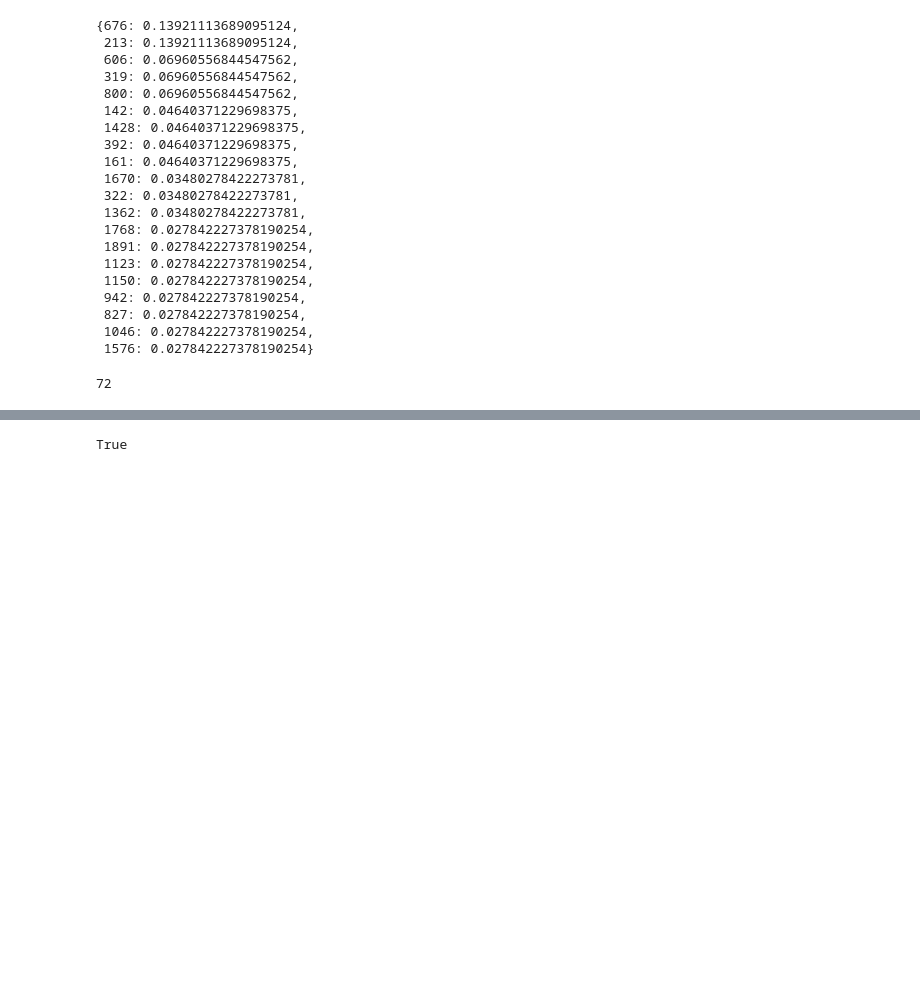
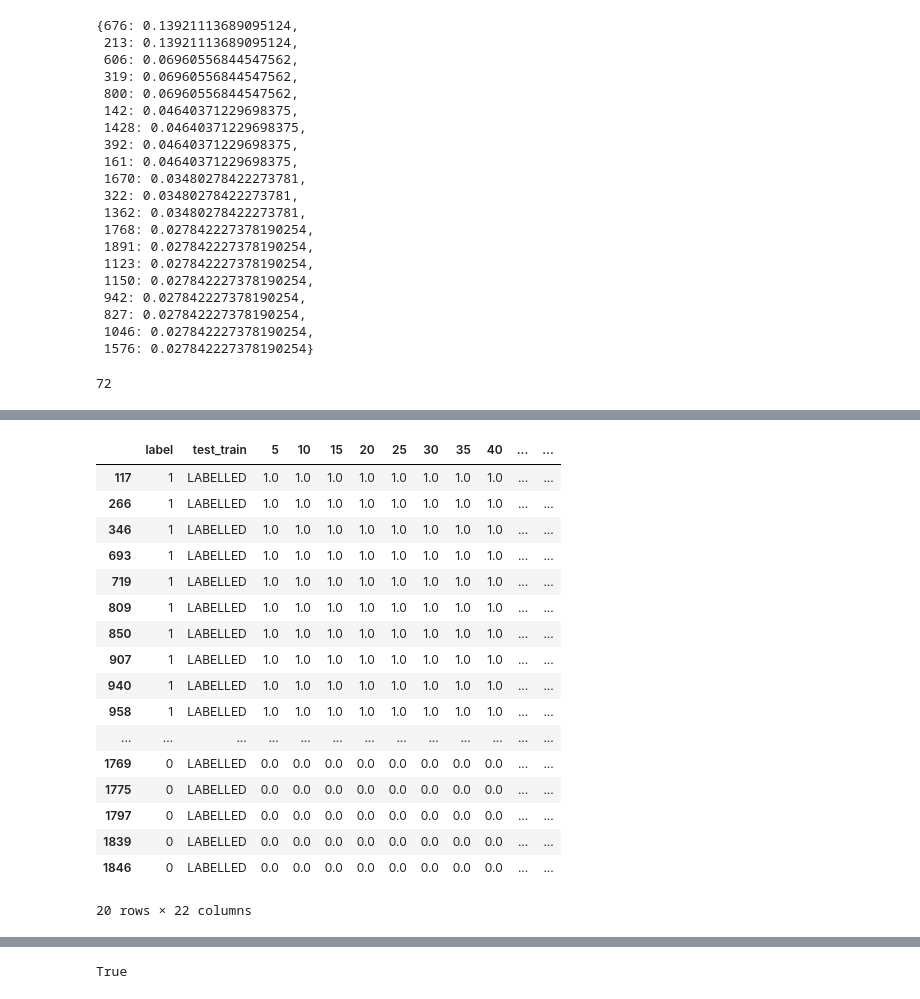
Before and after one commit to filozyu/LPA-Experiments, a Jupyter notebook: LPA_exp.ipynb, the cells around one changed output, grey strips where cells are left out. Saved outputs shown, nothing was run; the diff lists cells and outputs as text; code cells hidden in the pictures; blank space fills up the shorter version.

```diff
--- a/LPA_exp.ipynb
+++ b/LPA_exp.ipynb
@@ -203,7 +215,7 @@ def rst_spine(num_rst,graph,epsilon=0.2,weight=False):
     print("Finished!")
     return rst_list,sp_list
 # %%
-rst_list, sp_list = rst_spine(2,test_graph)
+rst_list, sp_list = rst_spine(100,test_graph)
 # %% [output]
 Generating RST No. 1 ...
 Tree? : True
@@ -387,3 +409,23 @@ def NN_propagate(graph,nodes_df,k):
         nodes_df.loc[node,'NN'] = label
 
     nodes_df.loc[train_ids, 'NN'] = nodes.loc[train_ids, 'label'].values
+# %%
+def SpineLPAOneNN(spines,num_spine,nodes_df):
+    for num in num_spine:
+        print(num)
+        nodes_df[num] = pd.Series(np.zeros(len(nodes_df)),index=nodes_df.index)
+        for spine in spines[:num]:
+            lab_dict,pred_dict = LPAOneNN(spine,nodes_df)
+
+            lab_keys = list(lab_dict.keys())
+            lab_vals = np.array(list(lab_dict.values()))
+
+            pred_keys = list(pred_dict.keys())
+            pred_vals = np.array(list(pred_dict.values()))
+
+            nodes_df.loc[lab_keys,num] += lab_vals
+            nodes_df.loc[pred_keys,num] += pred_vals
+
+        nodes_df.loc[lab_keys,num] = nodes_df.loc[lab_keys,num]/num
+        nodes_df.loc[pred_keys,num] = nodes_df.loc[pred_keys,num]/num
+    return nodes_df
@@ -389,0 +488,4 @@ def NN_propagate(graph,nodes_df,k):
+# %%
+train_range = list(range(5,101,5))
+# %%
+result_df=SpineLPAOneNN(sp_list,train_range,test_nodes_df)
@@ -389,0 +513,21 @@ def NN_propagate(graph,nodes_df,k):
+# %%
+result_df.loc[result_df['test_train']=='LABELLED']
+# %% [output]
+|  | label | test_train | 5 | 10 | 15 | 20 | 25 | 30 | 35 | 40 | ... | ... |
+| 117 | 1 | LABELLED | 1.0 | 1.0 | 1.0 | 1.0 | 1.0 | 1.0 | 1.0 | 1.0 | ... | ... |
+| 266 | 1 | LABELLED | 1.0 | 1.0 | 1.0 | 1.0 | 1.0 | 1.0 | 1.0 | 1.0 | ... | ... |
+| 346 | 1 | LABELLED | 1.0 | 1.0 | 1.0 | 1.0 | 1.0 | 1.0 | 1.0 | 1.0 | ... | ... |
+| 693 | 1 | LABELLED | 1.0 | 1.0 | 1.0 | 1.0 | 1.0 | 1.0 | 1.0 | 1.0 | ... | ... |
+| 719 | 1 | LABELLED | 1.0 | 1.0 | 1.0 | 1.0 | 1.0 | 1.0 | 1.0 | 1.0 | ... | ... |
+| 809 | 1 | LABELLED | 1.0 | 1.0 | 1.0 | 1.0 | 1.0 | 1.0 | 1.0 | 1.0 | ... | ... |
+| 850 | 1 | LABELLED | 1.0 | 1.0 | 1.0 | 1.0 | 1.0 | 1.0 | 1.0 | 1.0 | ... | ... |
+| 907 | 1 | LABELLED | 1.0 | 1.0 | 1.0 | 1.0 | 1.0 | 1.0 | 1.0 | 1.0 | ... | ... |
+| 940 | 1 | LABELLED | 1.0 | 1.0 | 1.0 | 1.0 | 1.0 | 1.0 | 1.0 | 1.0 | ... | ... |
+| 958 | 1 | LABELLED | 1.0 | 1.0 | 1.0 | 1.0 | 1.0 | 1.0 | 1.0 | 1.0 | ... | ... |
+| ... | ... | ... | ... | ... | ... | ... | ... | ... | ... | ... | ... | ... |
+| 1769 | 0 | LABELLED | 0.0 | 0.0 | 0.0 | 0.0 | 0.0 | 0.0 | 0.0 | 0.0 | ... | ... |
+| 1775 | 0 | LABELLED | 0.0 | 0.0 | 0.0 | 0.0 | 0.0 | 0.0 | 0.0 | 0.0 | ... | ... |
+| 1797 | 0 | LABELLED | 0.0 | 0.0 | 0.0 | 0.0 | 0.0 | 0.0 | 0.0 | 0.0 | ... | ... |
+| 1839 | 0 | LABELLED | 0.0 | 0.0 | 0.0 | 0.0 | 0.0 | 0.0 | 0.0 | 0.0 | ... | ... |
+| 1846 | 0 | LABELLED | 0.0 | 0.0 | 0.0 | 0.0 | 0.0 | 0.0 | 0.0 | 0.0 | ... | ... |
+20 rows × 22 columns
```
Also changed, not shown: parts of 25 cells of this notebook.
